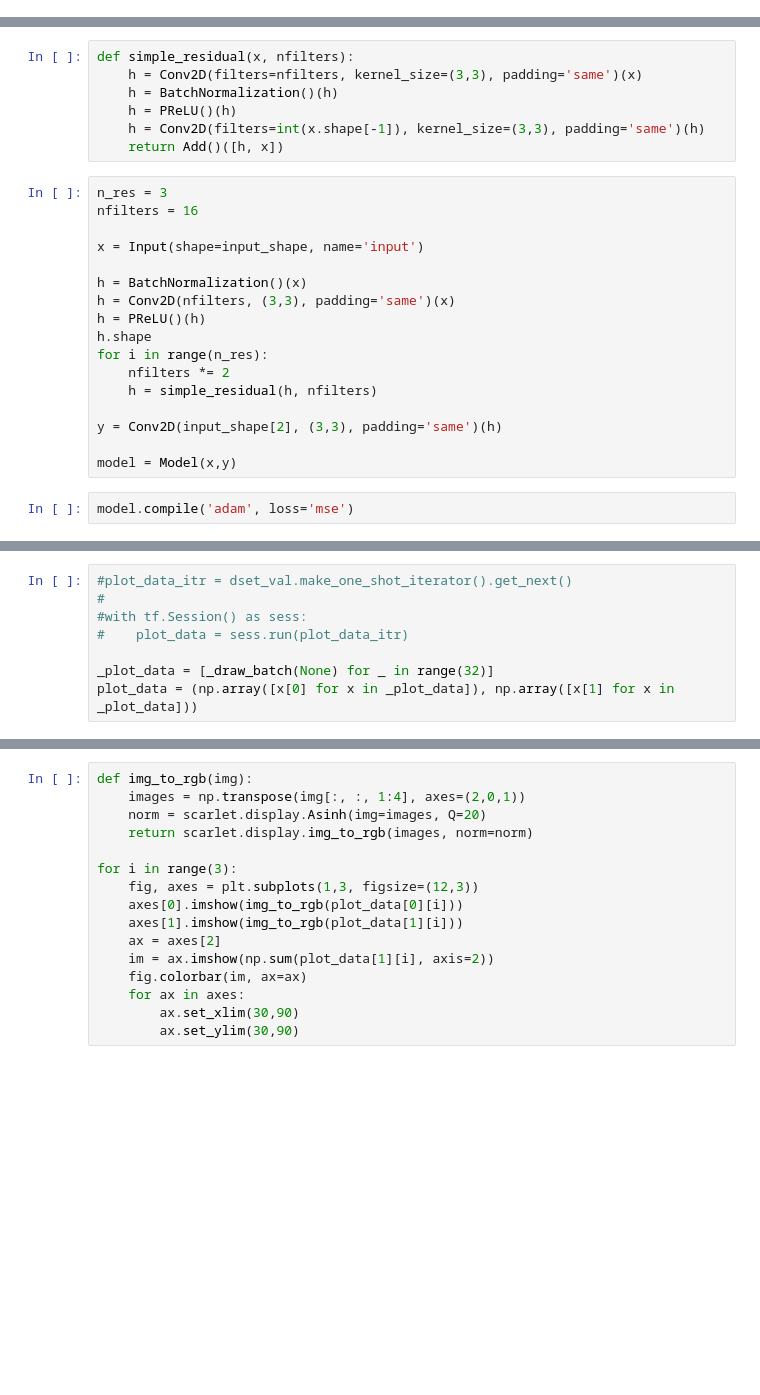
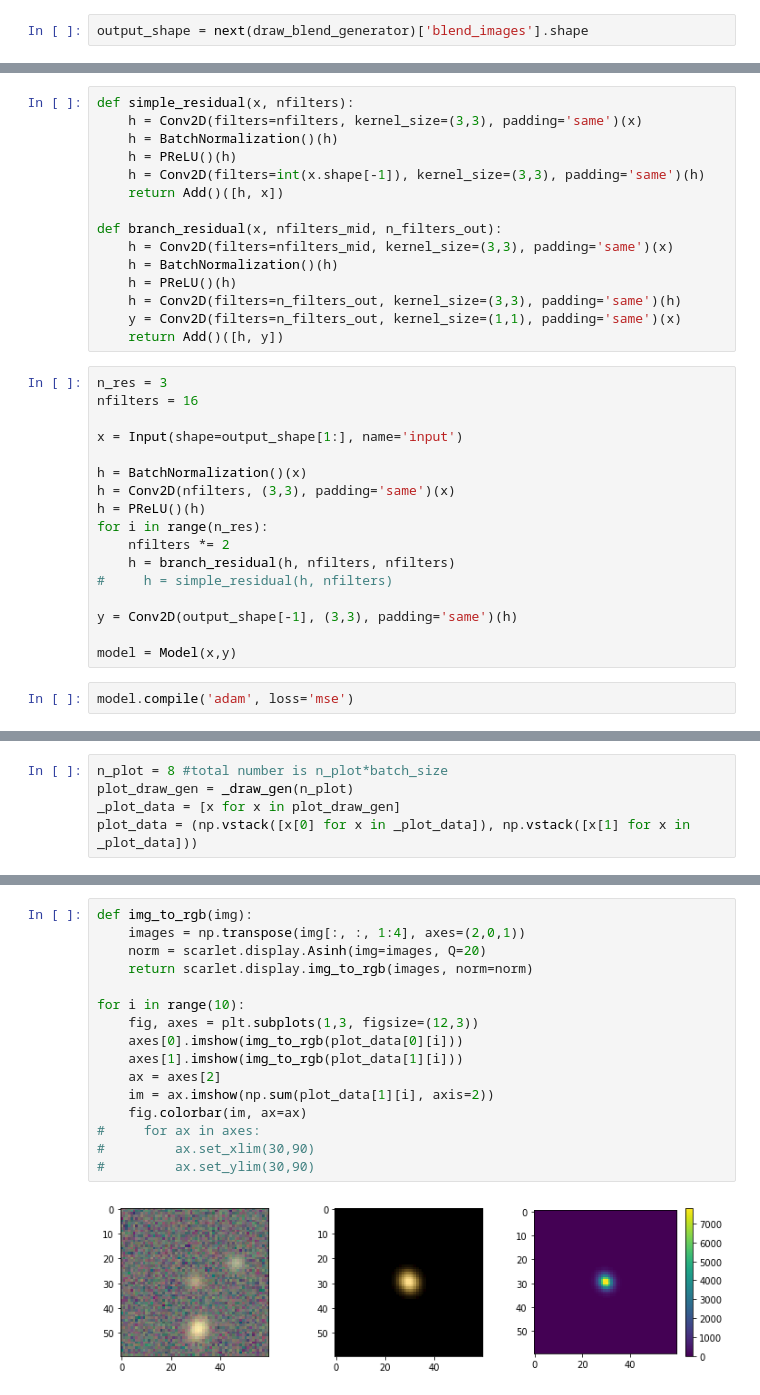
Before and after one commit to herjy/BlendingToolKit, a Jupyter notebook: notebooks/run_basic_cnn.ipynb, the cells around one changed output, grey strips where cells are left out. Drawn from its saved outputs; the diff is of its cells as text; blank space fills up the shorter version.

Commit message:
Basic implementation of a residual CNN fed by a DataSet built on top of BTK's generator.

```diff
--- a/notebooks/run_basic_cnn.ipynb
+++ b/notebooks/run_basic_cnn.ipynb
@@ -82,0 +82,2 @@ dset_val = dset_val.batch(batch_size).repeat()
+# %%
+output_shape = next(draw_blend_generator)['blend_images'].shape
@@ -90,21 +126,29 @@ def simple_residual(x, nfilters):
     h = PReLU()(h)
     h = Conv2D(filters=int(x.shape[-1]), kernel_size=(3,3), padding='same')(h)
     return Add()([h, x])
+
+def branch_residual(x, nfilters_mid, n_filters_out):
+    h = Conv2D(filters=nfilters_mid, kernel_size=(3,3), padding='same')(x)
+    h = BatchNormalization()(h)
+    h = PReLU()(h)
+    h = Conv2D(filters=n_filters_out, kernel_size=(3,3), padding='same')(h)
+    y = Conv2D(filters=n_filters_out, kernel_size=(1,1), padding='same')(x)
+    return Add()([h, y])
 # %%
 n_res = 3
 nfilters = 16
 
-x = Input(shape=input_shape, name='input')
+x = Input(shape=output_shape[1:], name='input')
 
 h = BatchNormalization()(x)
 h = Conv2D(nfilters, (3,3), padding='same')(x)
 h = PReLU()(h)
-h.shape
 for i in range(n_res):
     nfilters *= 2
-    h = simple_residual(h, nfilters)
+    h = branch_residual(h, nfilters, nfilters)
+#     h = simple_residual(h, nfilters)
 
-y = Conv2D(input_shape[2], (3,3), padding='same')(h)
+y = Conv2D(output_shape[-1], (3,3), padding='same')(h)
 
 model = Model(x,y)
 # %%
@@ -130,10 +174,7 @@ Trainable params: 3,522,982
 Non-trainable params: 448
 __________________________________________________________________________________________________
 # %%
-#plot_data_itr = dset_val.make_one_shot_iterator().get_next()
-#
-#with tf.Session() as sess:
-#    plot_data = sess.run(plot_data_itr)
-
-_plot_data = [_draw_batch(None) for _ in range(32)]
-plot_data = (np.array([x[0] for x in _plot_data]), np.array([x[1] for x in _plot_data]))
+n_plot = 8 #total number is n_plot*batch_size
+plot_draw_gen = _draw_gen(n_plot)
+_plot_data = [x for x in plot_draw_gen]
+plot_data = (np.vstack([x[0] for x in _plot_data]), np.vstack([x[1] for x in _plot_data]))
@@ -142,16 +181,18 @@ KeyboardInterrupt:
 # %%
 def img_to_rgb(img):
     images = np.transpose(img[:, :, 1:4], axes=(2,0,1))
     norm = scarlet.display.Asinh(img=images, Q=20)
     return scarlet.display.img_to_rgb(images, norm=norm)
 
-for i in range(3):
+for i in range(10):
     fig, axes = plt.subplots(1,3, figsize=(12,3))
     axes[0].imshow(img_to_rgb(plot_data[0][i]))
     axes[1].imshow(img_to_rgb(plot_data[1][i]))
     ax = axes[2]
     im = ax.imshow(np.sum(plot_data[1][i], axis=2))
     fig.colorbar(im, ax=ax)
-    for ax in axes:
-        ax.set_xlim(30,90)
-        ax.set_ylim(30,90)
+#     for ax in axes:
+#         ax.set_xlim(30,90)
+#         ax.set_ylim(30,90)
+# %% [output]
+[figure, added]
```
Also changed, not shown: parts of 14 cells of this notebook.
